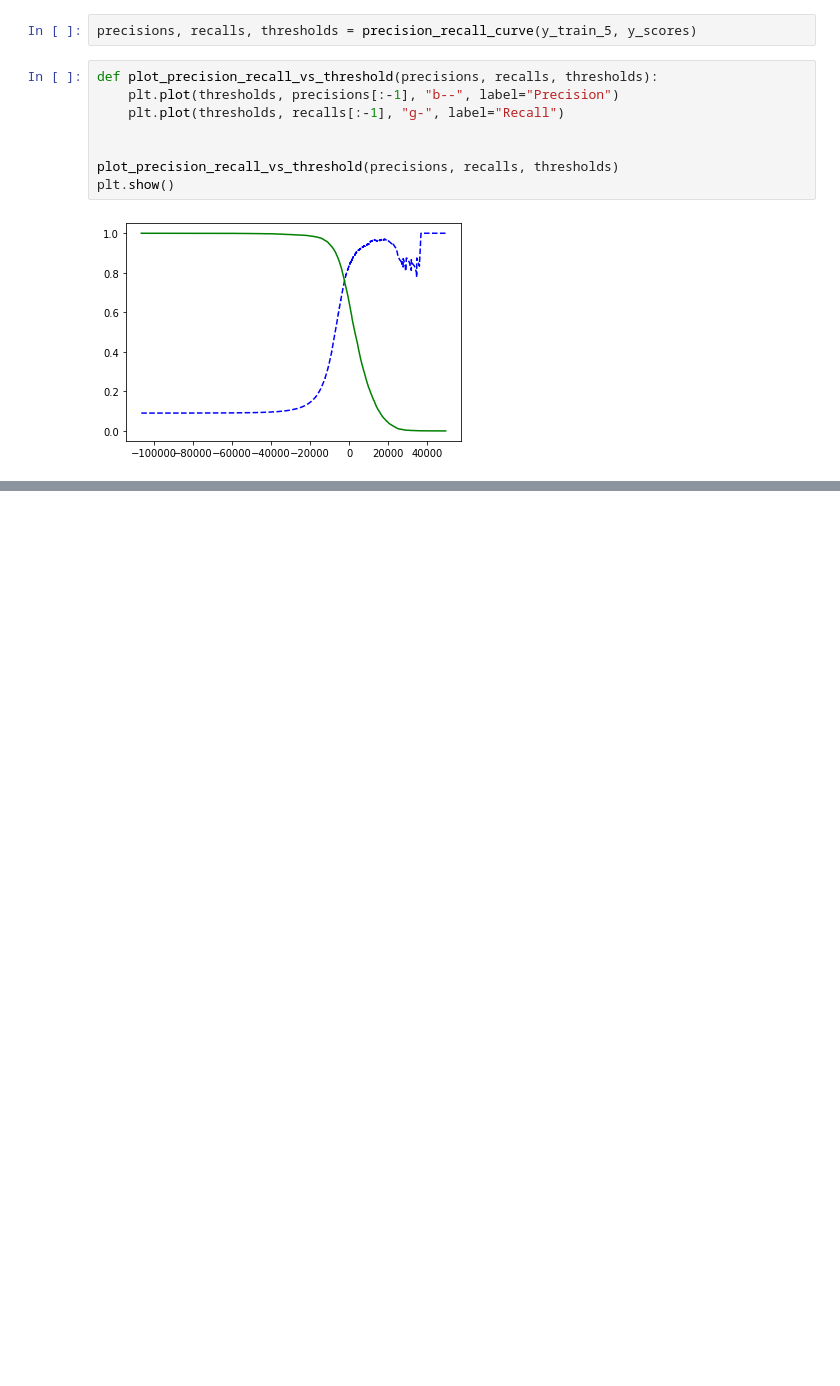
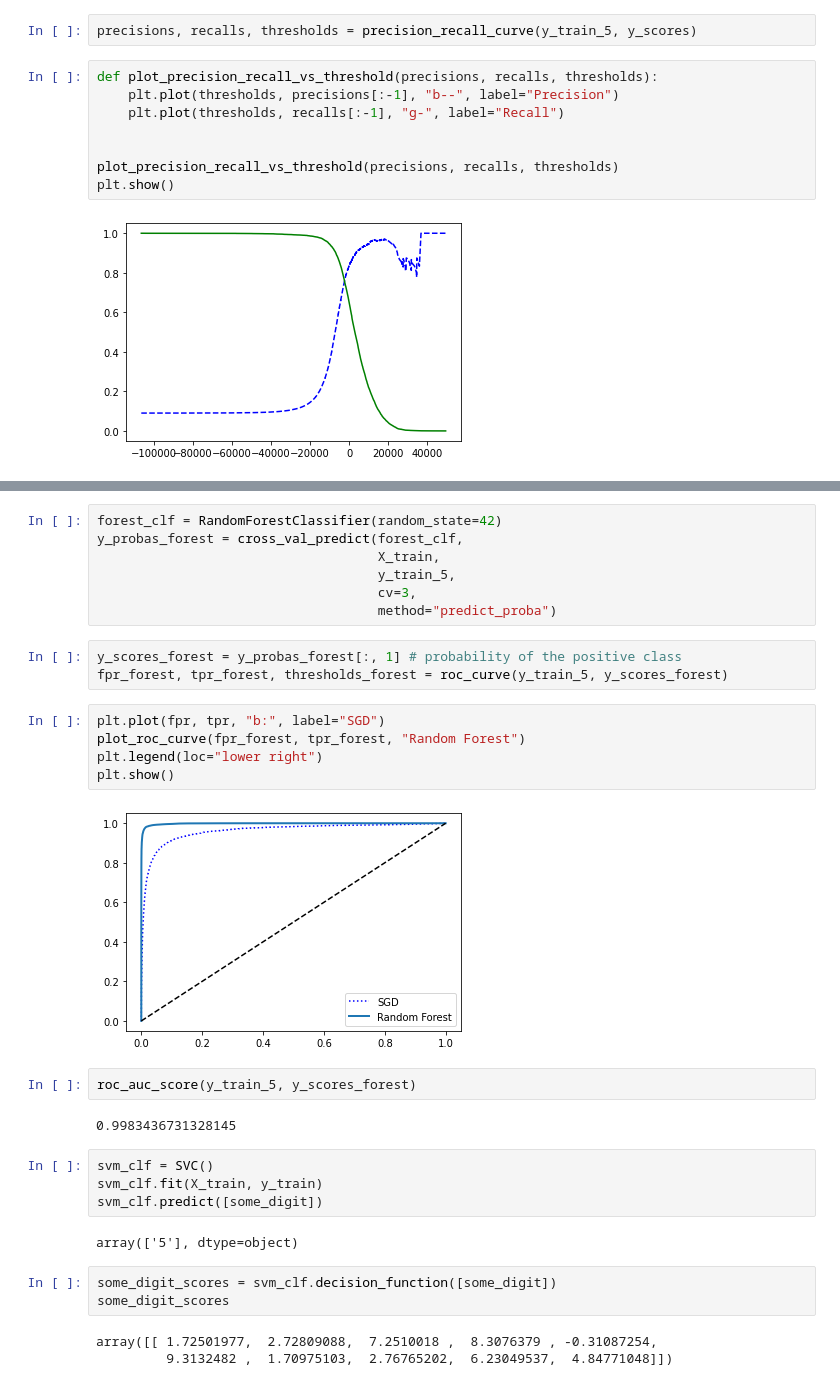
Before and after one commit to fdzr/Data-Mining, a Jupyter notebook: classification.ipynb, the cells around one changed output, grey strips where cells are left out. Drawn from its saved outputs; the diff is of its cells as text; blank space fills up the shorter version.

```diff
--- a/classification.ipynb
+++ b/classification.ipynb
@@ -139,0 +158,33 @@ plt.show()
+# %%
+forest_clf = RandomForestClassifier(random_state=42)
+y_probas_forest = cross_val_predict(forest_clf,
+                                    X_train,
+                                    y_train_5,
+                                    cv=3,
+                                    method="predict_proba")
+# %%
+y_scores_forest = y_probas_forest[:, 1] # probability of the positive class
+fpr_forest, tpr_forest, thresholds_forest = roc_curve(y_train_5, y_scores_forest)
+# %%
+plt.plot(fpr, tpr, "b:", label="SGD")
+plot_roc_curve(fpr_forest, tpr_forest, "Random Forest")
+plt.legend(loc="lower right")
+plt.show()
+# %% [output]
+[figure, added]
+# %%
+roc_auc_score(y_train_5, y_scores_forest)
+# %% [output]
+0.9983436731328145
+# %%
+svm_clf = SVC()
+svm_clf.fit(X_train, y_train)
+svm_clf.predict([some_digit])
+# %% [output]
+array(['5'], dtype=object)
+# %%
+some_digit_scores = svm_clf.decision_function([some_digit])
+some_digit_scores
+# %% [output]
+array([[ 1.72501977,  2.72809088,  7.2510018 ,  8.3076379 , -0.31087254,
+         9.3132482 ,  1.70975103,  2.76765202,  6.23049537,  4.84771048]])
```
Also changed, not shown: parts of 7 cells of this notebook.
